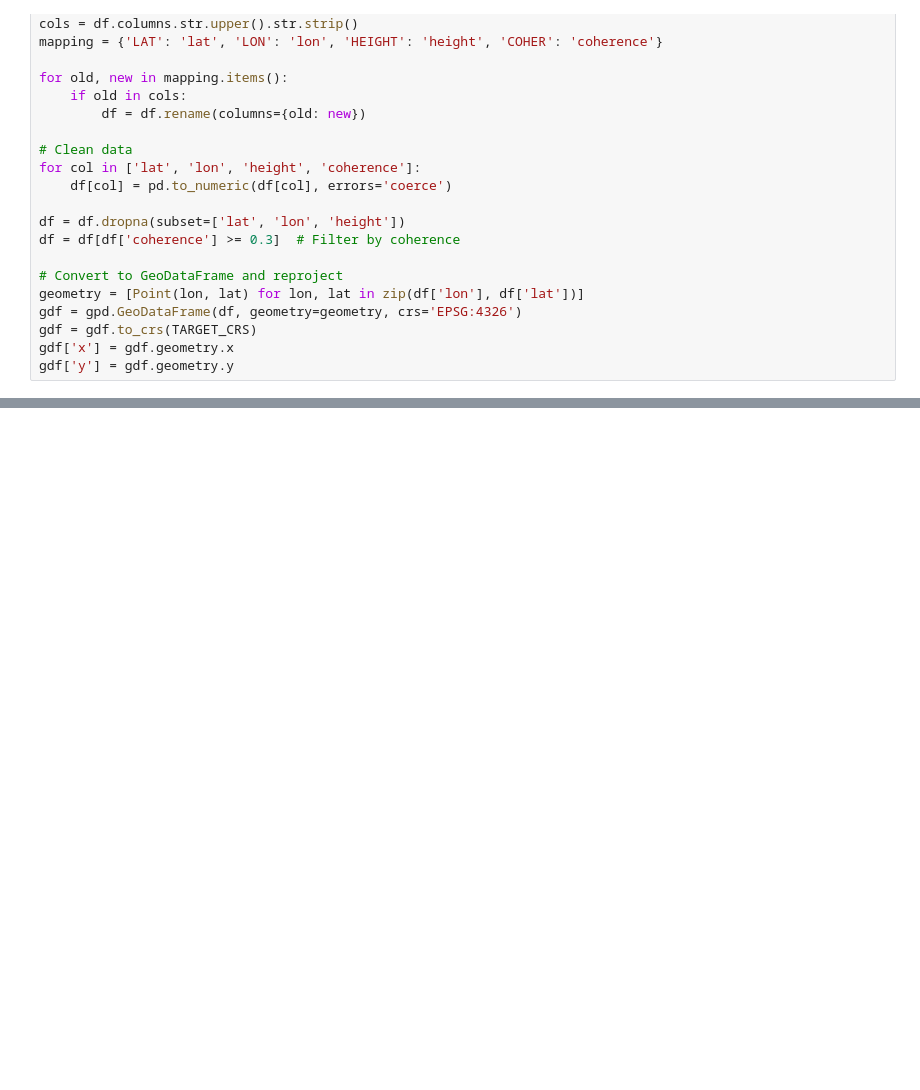
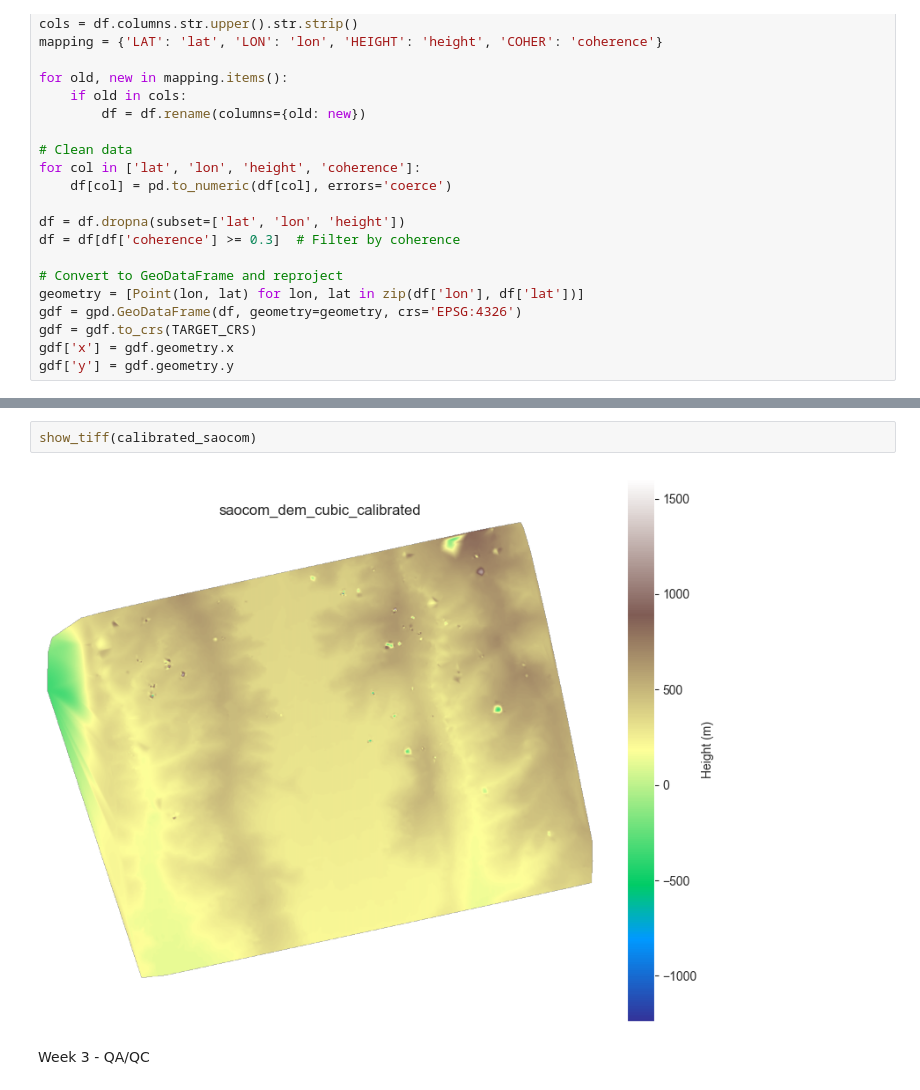
Before and after one commit to clgoodrich/saocom_project, a Jupyter notebook: main_saocon.ipynb, the cells around one changed output, grey strips where cells are left out. Cells and saved outputs as stored; diff of their text form; blank space fills up the shorter version.

```diff
--- a/main_saocon.ipynb
+++ b/main_saocon.ipynb
@@ -257,0 +523,6 @@ if 'saocom_grid' in locals():
+# %%
+show_tiff(calibrated_saocom)
+# %% [output]
+[figure, added]
+# %% [markdown]
+Week 3 - QA/QC
```
Also changed, not shown: parts of 6 cells of this notebook, 6 other files.
